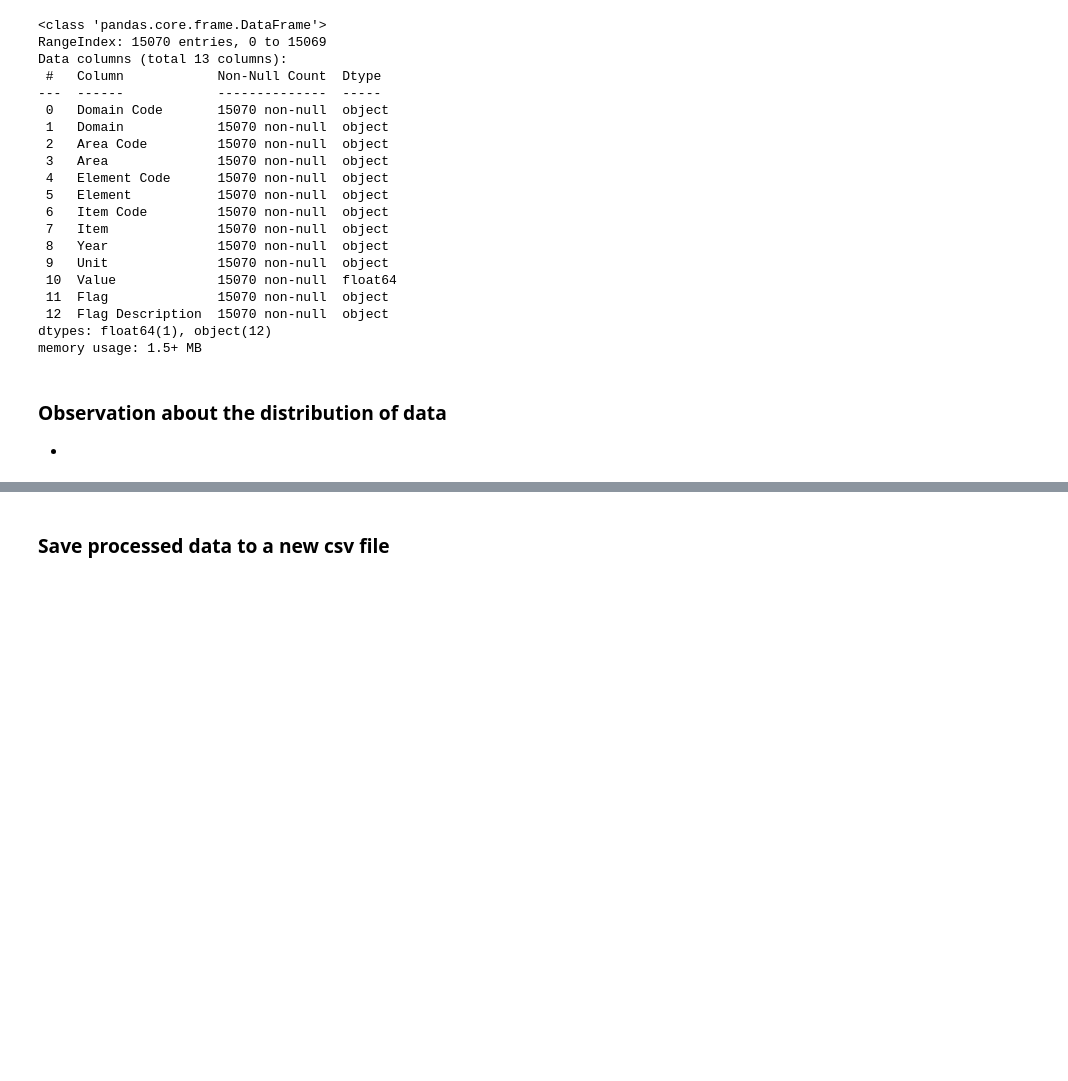
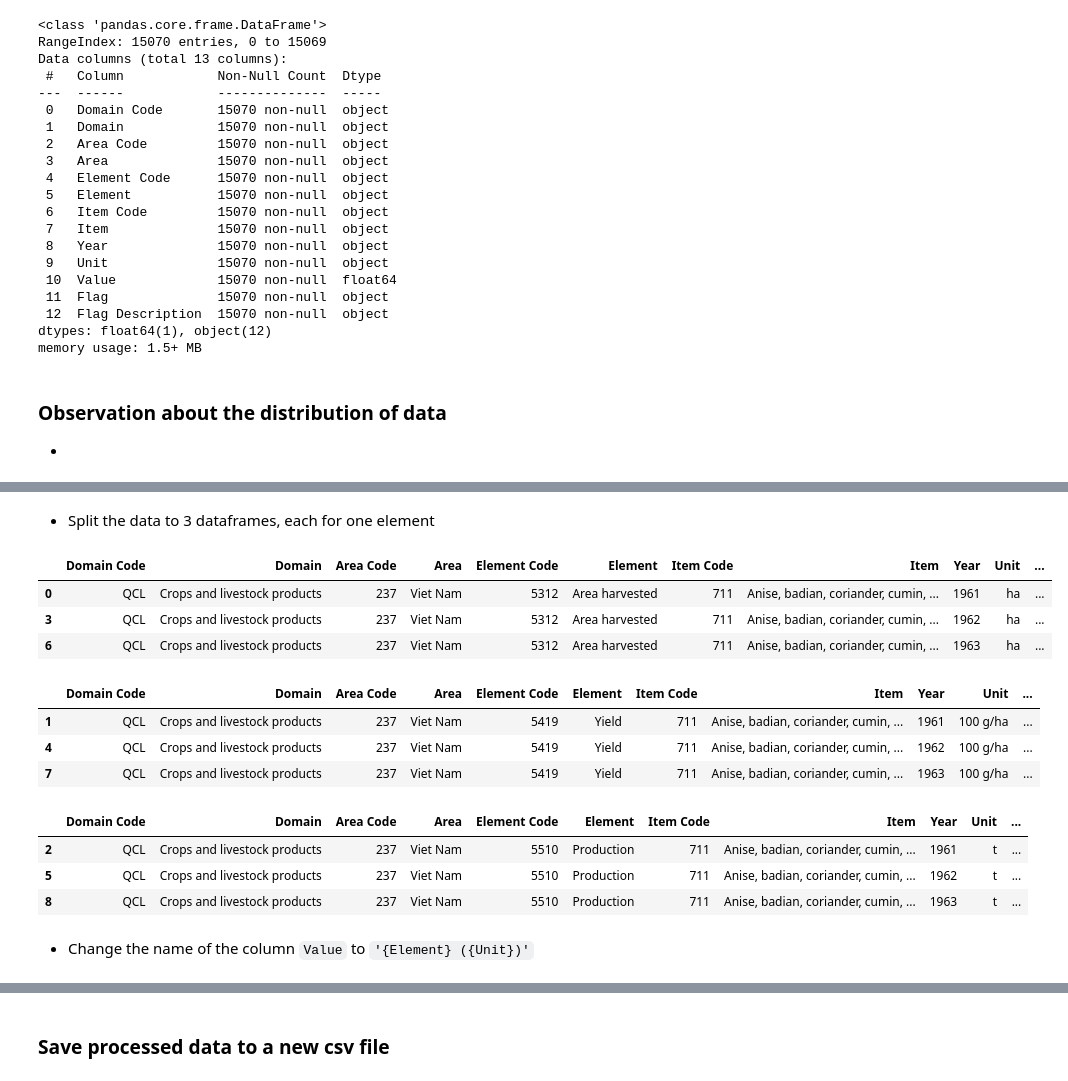
Before and after one commit to DunQua/-Intro2DS-Final-Seminar, a Jupyter notebook: source_code/02_preprocess_data.ipynb, the cells around one changed output, grey strips where cells are left out. Drawn from its saved outputs; the diff is of its cells as text; code cells hidden in the pictures; blank space fills up the shorter version.

```diff
--- a/source_code/02_preprocess_data.ipynb
+++ b/source_code/02_preprocess_data.ipynb
@@ -212,0 +230,25 @@ memory usage: 1.5+ MB
+# %% [markdown]
+-   Split the data to 3 dataframes, each for one element
+# %%
+area_harvest_df = raw_df[raw_df['Element'] == 'Area harvested']
+yield_df = raw_df[raw_df['Element'] == 'Yield']
+production_df = raw_df[raw_df['Element'] == 'Production']
+
+display(area_harvest_df.head(3))
+display(yield_df.head(3))
+display(production_df.head(3))
+# %% [output]
+|  | Domain Code | Domain | Area Code | Area | Element Code | Element | Item Code | Item | Year | Unit | ... |
+| 0 | QCL | Crops and livestock products | 237 | Viet Nam | 5312 | Area harvested | 711 | Anise, badian, coriander, cumin, ... | 1961 | ha | ... |
+| 3 | QCL | Crops and livestock products | 237 | Viet Nam | 5312 | Area harvested | 711 | Anise, badian, coriander, cumin, ... | 1962 | ha | ... |
+| 6 | QCL | Crops and livestock products | 237 | Viet Nam | 5312 | Area harvested | 711 | Anise, badian, coriander, cumin, ... | 1963 | ha | ... |
+|  | Domain Code | Domain | Area Code | Area | Element Code | Element | Item Code | Item | Year | Unit | ... |
+| 1 | QCL | Crops and livestock products | 237 | Viet Nam | 5419 | Yield | 711 | Anise, badian, coriander, cumin, ... | 1961 | 100 g/ha | ... |
+| 4 | QCL | Crops and livestock products | 237 | Viet Nam | 5419 | Yield | 711 | Anise, badian, coriander, cumin, ... | 1962 | 100 g/ha | ... |
+| 7 | QCL | Crops and livestock products | 237 | Viet Nam | 5419 | Yield | 711 | Anise, badian, coriander, cumin, ... | 1963 | 100 g/ha | ... |
+|  | Domain Code | Domain | Area Code | Area | Element Code | Element | Item Code | Item | Year | Unit | ... |
+| 2 | QCL | Crops and livestock products | 237 | Viet Nam | 5510 | Production | 711 | Anise, badian, coriander, cumin, ... | 1961 | t | ... |
+| 5 | QCL | Crops and livestock products | 237 | Viet Nam | 5510 | Production | 711 | Anise, badian, coriander, cumin, ... | 1962 | t | ... |
+| 8 | QCL | Crops and livestock products | 237 | Viet Nam | 5510 | Production | 711 | Anise, badian, coriander, cumin, ... | 1963 | t | ... |
+# %% [markdown]
+-   Change the name of the column `Value` to `'{Element} ({Unit})'`
```
Also changed, not shown: parts of 10 cells of this notebook, 10 other files.
